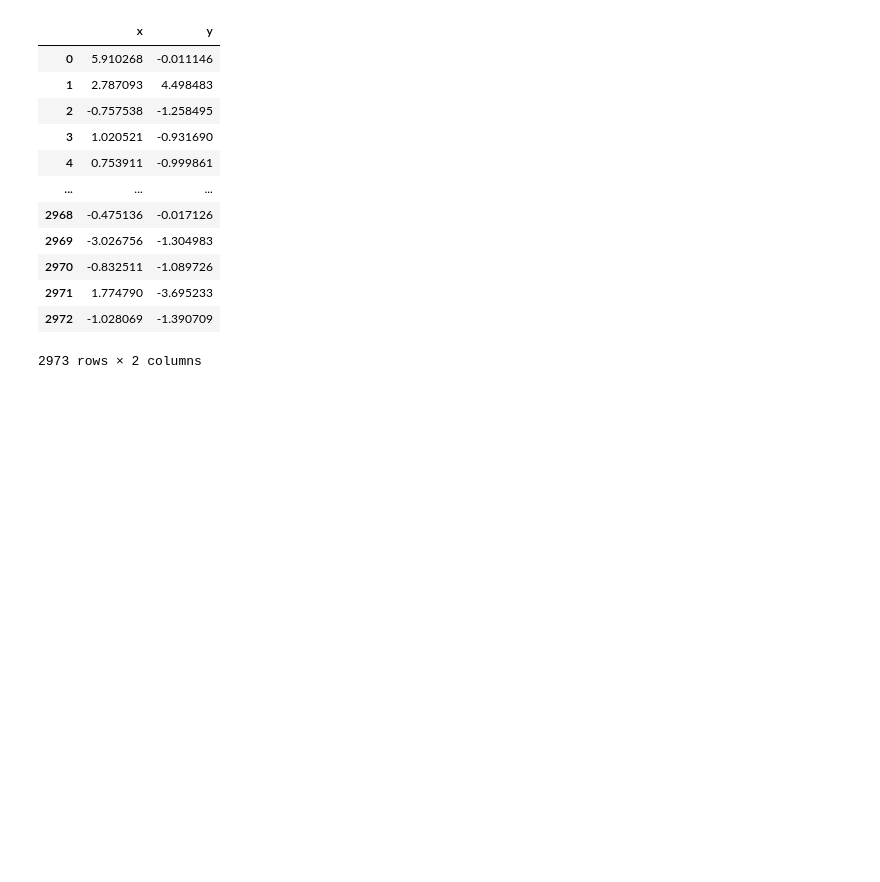
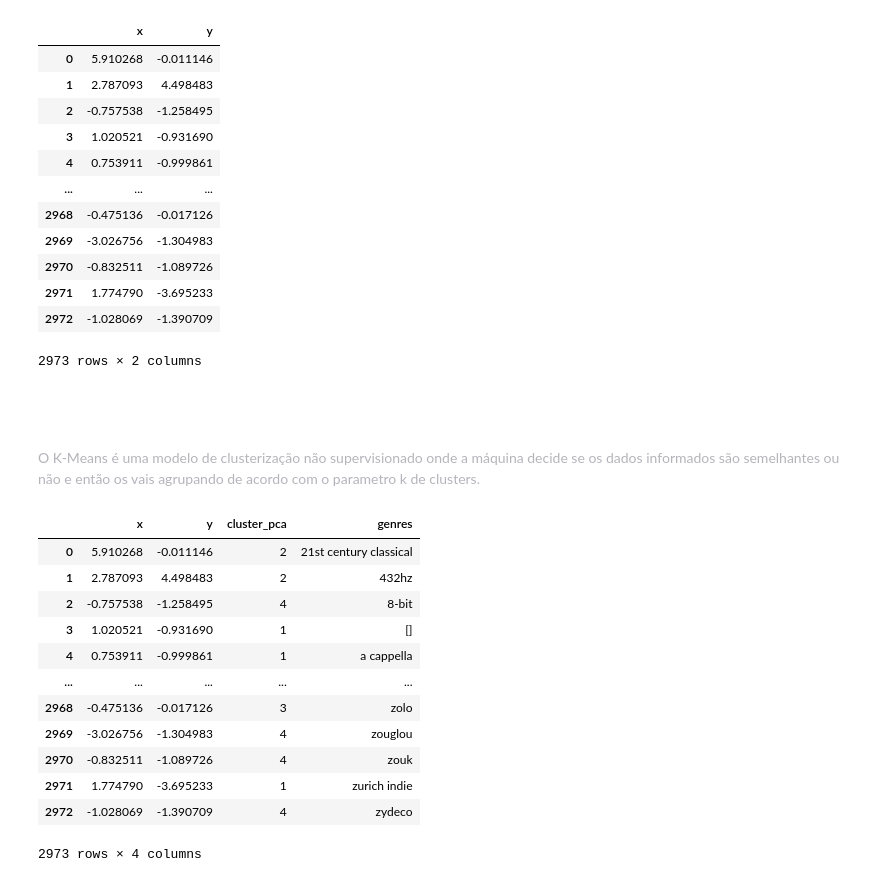
Before and after one commit to NEVI0/machine-learning-studies, a Jupyter notebook: musics-recomendation.ipynb, the cells around one changed output. Drawn from its saved outputs; the diff is of its cells as text; code cells hidden in the pictures; blank space fills up the shorter version.

```diff
--- a/musics-recomendation.ipynb
+++ b/musics-recomendation.ipynb
@@ -129,3 +129,41 @@ projection
 | 2971 | 1.774790 | -3.695233 |
 | 2972 | -1.028069 | -1.390709 |
 2973 rows × 2 columns
+# %% [markdown]
+<h4 style="color: #fff;">
+    K-Means
+</h4>
+
+<p style="color: #b4b4bb;">
+    O K-Means é uma modelo de clusterização não supervisionado onde a máquina decide se os dados informados são semelhantes ou não e então os vais agrupando de acordo com o parametro k de clusters.
+</p>
+# %%
+from sklearn.cluster import KMeans
+
+import numpy as np
+
+SEED = 1224
+np.random.seed(SEED)
+
+kmeans_pca = KMeans(n_clusters=5, verbose=False, random_state=SEED)
+kmeans_pca.fit(projection)
+
+data_by_genres['cluster_pca'] = kmeans_pca.predict(projection)
+projection['cluster_pca'] = kmeans_pca.predict(projection)
+
+projection['genres'] = data_by_genres['genres']
+projection
+# %% [output]
+|  | x | y | cluster_pca | genres |
+| 0 | 5.910268 | -0.011146 | 2 | 21st century classical |
+| 1 | 2.787093 | 4.498483 | 2 | 432hz |
+| 2 | -0.757538 | -1.258495 | 4 | 8-bit |
+| 3 | 1.020521 | -0.931690 | 1 | [] |
+| 4 | 0.753911 | -0.999861 | 1 | a cappella |
+| ... | ... | ... | ... | ... |
+| 2968 | -0.475136 | -0.017126 | 3 | zolo |
+| 2969 | -3.026756 | -1.304983 | 4 | zouglou |
+| 2970 | -0.832511 | -1.089726 | 4 | zouk |
+| 2971 | 1.774790 | -3.695233 | 1 | zurich indie |
+| 2972 | -1.028069 | -1.390709 | 4 | zydeco |
+2973 rows × 4 columns
```
Also changed, not shown: parts of 12 cells of this notebook.
